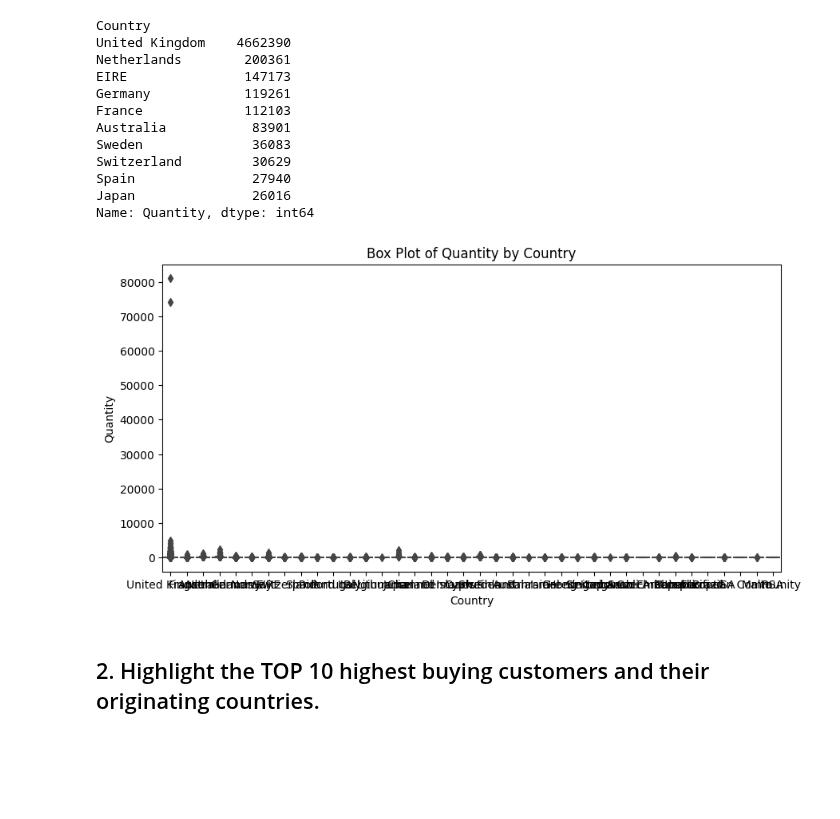
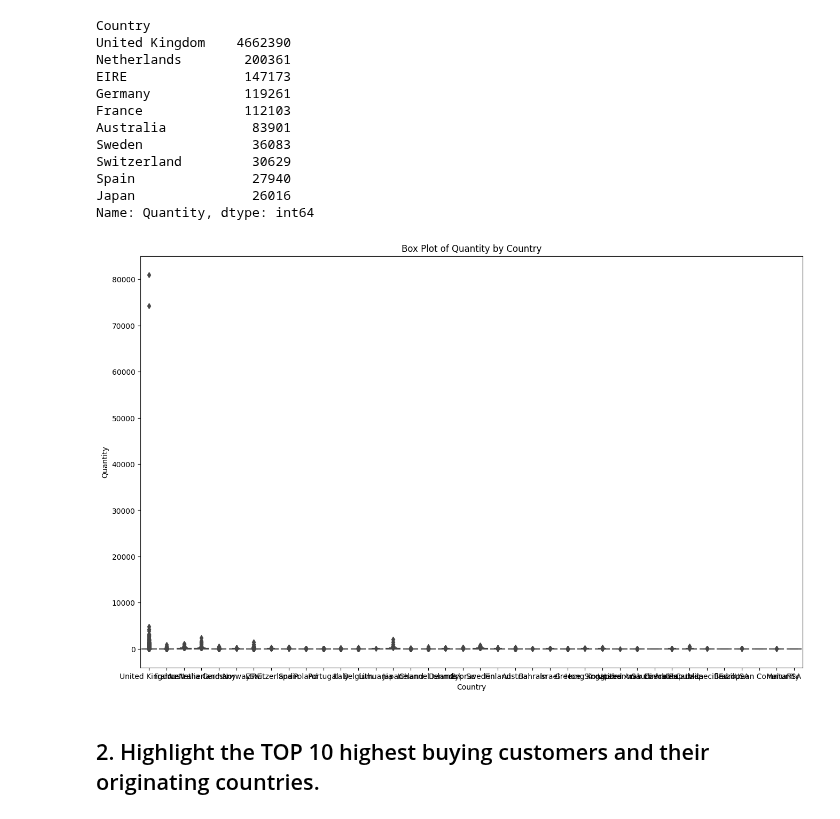
Before and after one commit to madinatt/E-commerce, a Jupyter notebook: Ecommerce Notebook.ipynb, the cells around one changed output. Drawn from its saved outputs; the diff is of its cells as text; code cells hidden in the pictures; blank space fills up the shorter version.

```diff
--- a/Ecommerce Notebook.ipynb
+++ b/Ecommerce Notebook.ipynb
@@ -166,16 +166,30 @@ df.groupby(['Country'])[['Totalsold', 'Quantity']].sum()
 | United Kingdom | 9025222.084 | 4662390 |
 | Unspecified | 4749.790 | 3300 |
 # %%
+# Assignment
+# plot sidebyside column chart
+
+df = pd.DataFrame(df)
+
+# Group data by country and calculate total quantity and total sold
+grouped = df.groupby('Country').agg({'Quantity': 'sum', 'Totalsold': 'sum'}).reset_index()
+
+# Sort by total quantity and select top 10 countries
+top_countries = grouped.nlargest(10, 'Quantity')
+
 # Create a side-by-side column chart
 plt.figure(figsize=(12, 6))
 
-plt.bar(top_countries.index - 0.2, top_countries['Quantity'], width=0.4, label='Total Quantity')
-plt.bar(top_countries.index + 0.2, top_countries['Totalsold'], width=0.4, label='Total sold')
+bar_width = 0.4
+index = range(len(top_countries))
+
+plt.bar(index, top_countries['Quantity'], width=bar_width, label='Total Quantity')
+plt.bar([i + bar_width for i in index], top_countries['Totalsold'], width=bar_width, label='Total Sold')
 
 plt.xlabel('Country')
 plt.ylabel('Value')
 plt.title('Top 10 Countries: Total Quantity and Total Sold')
-plt.xticks(top_countries.index, top_countries['Country'])
+plt.xticks([i + bar_width/2 for i in index], top_countries['Country'])
 plt.legend()
 
 plt.tight_layout()
@@ -219,12 +229,15 @@ Name: Quantity, dtype: int64
 # %%
-plt.figure(figsize=(10, 5))
+# Assigment
+# box plot for quantity accross the different countries
+
+plt.figure(figsize=(16, 10))
 sns.boxplot(x='Country', y='Quantity', data=df)
 plt.title('Box Plot of Quantity by Country')
 plt.xlabel('Country')
 plt.ylabel('Quantity')
 plt.show()
 # %% [output]
-[figure, old version]
+[figure, new version]
 # %% [markdown]
 ## 2. Highlight the TOP 10 highest buying customers and their originating countries.
 # %%
```
Also changed, not shown: parts of 5 cells of this notebook.
